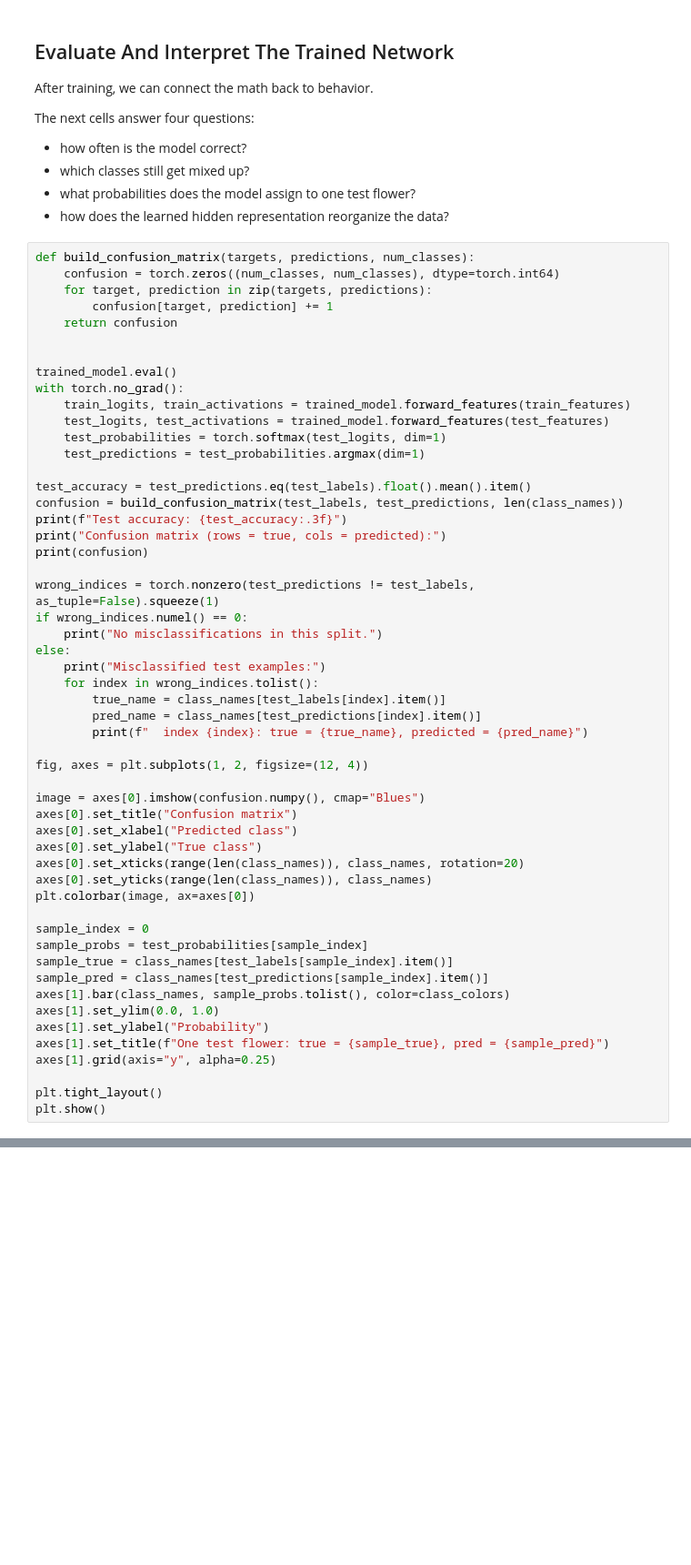
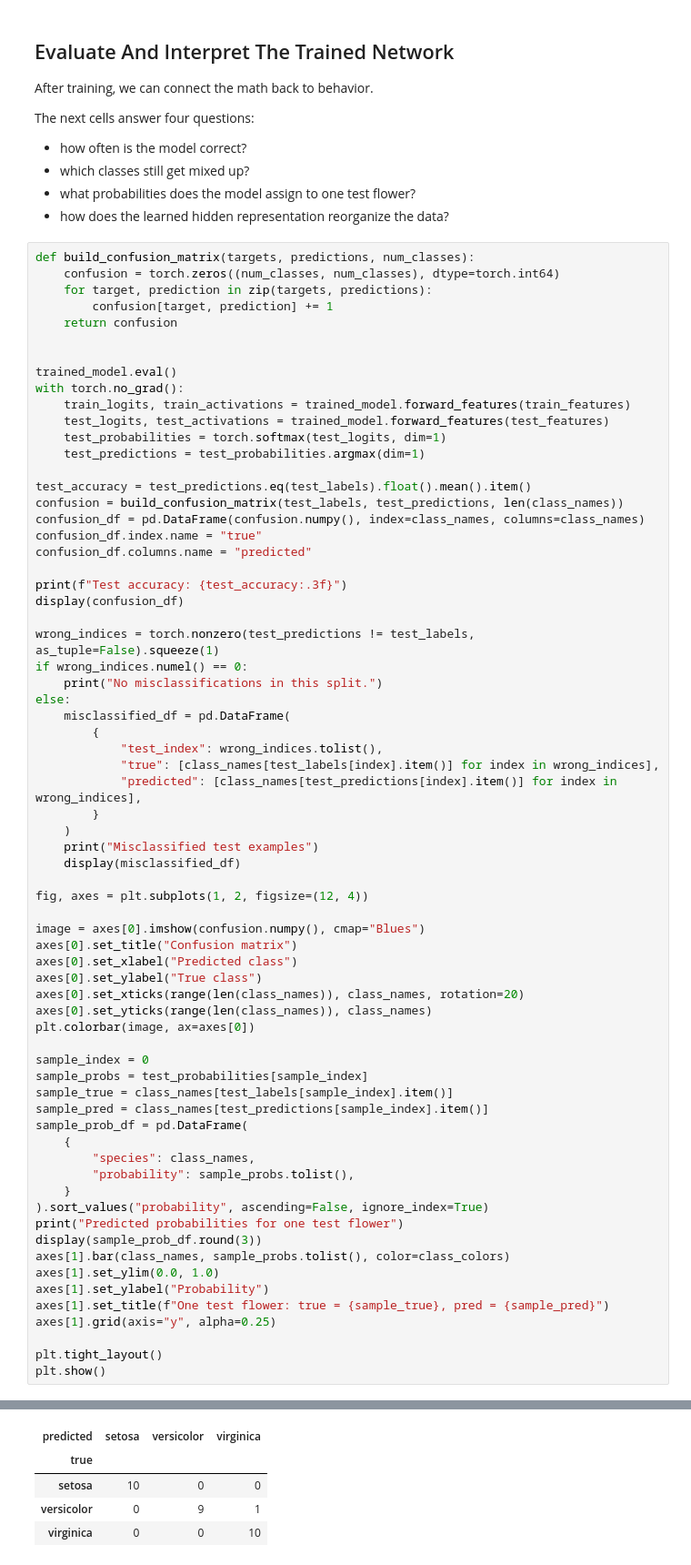
Before and after one commit to xangma/ml_tutorials, a Jupyter notebook: iris.ipynb, the cells around one changed output, grey strips where cells are left out. Shown at 91% size. Cells and saved outputs as stored; diff of their text form; blank space fills up the shorter version.

```diff
--- a/iris.ipynb
+++ b/iris.ipynb
@@ -563,19 +616,26 @@ with torch.no_grad():
 
 test_accuracy = test_predictions.eq(test_labels).float().mean().item()
 confusion = build_confusion_matrix(test_labels, test_predictions, len(class_names))
+confusion_df = pd.DataFrame(confusion.numpy(), index=class_names, columns=class_names)
+confusion_df.index.name = "true"
+confusion_df.columns.name = "predicted"
+
 print(f"Test accuracy: {test_accuracy:.3f}")
-print("Confusion matrix (rows = true, cols = predicted):")
-print(confusion)
+display(confusion_df)
 
 wrong_indices = torch.nonzero(test_predictions != test_labels, as_tuple=False).squeeze(1)
 if wrong_indices.numel() == 0:
     print("No misclassifications in this split.")
 else:
-    print("Misclassified test examples:")
-    for index in wrong_indices.tolist():
-        true_name = class_names[test_labels[index].item()]
-        pred_name = class_names[test_predictions[index].item()]
-        print(f"  index {index}: true = {true_name}, predicted = {pred_name}")
+    misclassified_df = pd.DataFrame(
+        {
+            "test_index": wrong_indices.tolist(),
+            "true": [class_names[test_labels[index].item()] for index in wrong_indices],
+            "predicted": [class_names[test_predictions[index].item()] for index in wrong_indices],
+        }
+    )
+    print("Misclassified test examples")
+    display(misclassified_df)
 
 fig, axes = plt.subplots(1, 2, figsize=(12, 4))
 
@@ -591,6 +651,14 @@ sample_index = 0
 sample_probs = test_probabilities[sample_index]
 sample_true = class_names[test_labels[sample_index].item()]
 sample_pred = class_names[test_predictions[sample_index].item()]
+sample_prob_df = pd.DataFrame(
+    {
+        "species": class_names,
+        "probability": sample_probs.tolist(),
+    }
+).sort_values("probability", ascending=False, ignore_index=True)
+print("Predicted probabilities for one test flower")
+display(sample_prob_df.round(3))
 axes[1].bar(class_names, sample_probs.tolist(), color=class_colors)
 axes[1].set_ylim(0.0, 1.0)
 axes[1].set_ylabel("Probability")
@@ -609,0 +672,5 @@ Misclassified test examples:
+| predicted | setosa | versicolor | virginica |
+| true |  |  |  |
+| setosa | 10 | 0 | 0 |
+| versicolor | 0 | 9 | 1 |
+| virginica | 0 | 0 | 10 |
```
Also changed, not shown: parts of 4 cells of this notebook, 2 other files.
